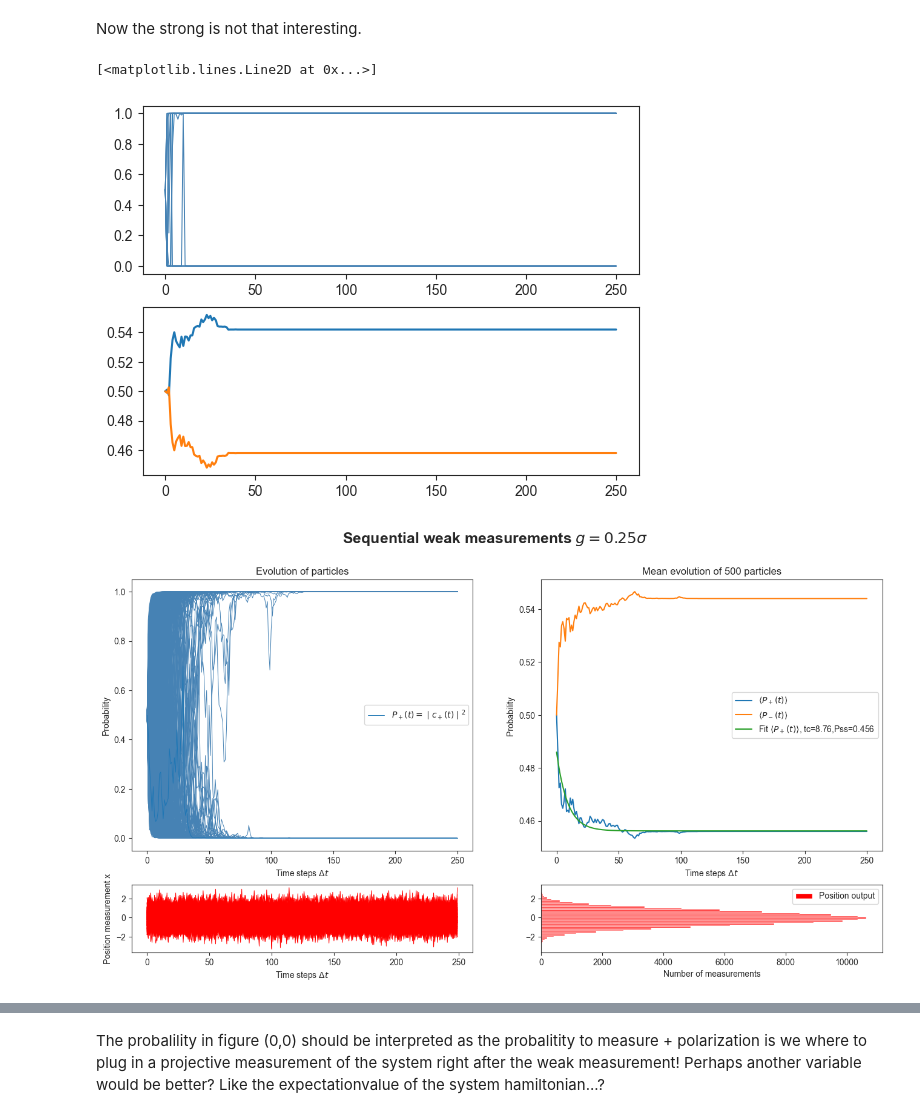
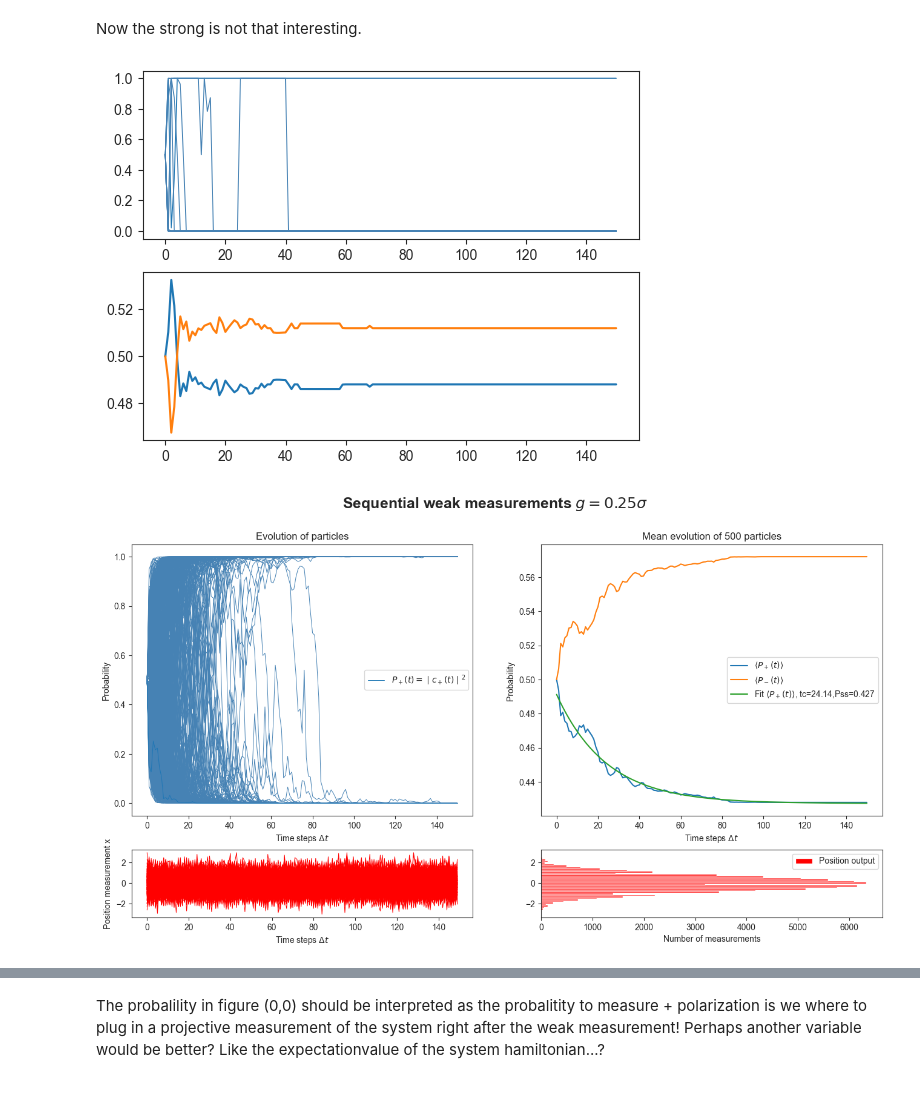
Before and after one commit to AlexInselmann/quantum-sensing, a Jupyter notebook: von Neumann.ipynb, the cells around one changed output, grey strips where cells are left out. Drawn from its saved outputs; the diff is of its cells as text; code cells hidden in the pictures.

```diff
--- a/von Neumann.ipynb
+++ b/von Neumann.ipynb
@@ -146,7 +146,7 @@ Now we will have multiple sequential measurements of the system, like having sev
 
 Which ultimately will give us 3 lists $\{x_i\}, \{a_i\}, \{b_i\}$ through a time evolution t.
 # %%
-N = 250 #Number of measurements per simulation
+N = 150 #Number of measurements per simulation
 delta_t = 1 #time between each measurement, relative to system evolution (compare with epsiplon)
 t_span = np.linspace(0,delta_t*N,N+1)
 # %%
@@ -218,9 +214,9 @@ for i in a_ensembe_strong[:10]: ax[0].plot(t_span,i**2,color='steelblue',linewid
 
 ax[1].plot(t_span,Pa_ensembe_strong_mean,label = r'$\langle P_+(t) \rangle$')
 ax[1].plot(t_span,Pb_ensembe_strong_mean,label = r'$\langle P_-(t) \rangle$')
+plt.show()
 # %% [output]
-[<matplotlib.lines.Line2D at 0x...>]
-[figure, old version]
+[figure, new version]
 # %%
 fig, ax = plt.subplots(2, 2,gridspec_kw={'height_ratios': [4,1]},figsize=(16,8))
 
@@ -237,34 +233,35 @@ ax[0,1].set_ylabel(r'Probability ')
 
 ax[1,1].set_xlabel(r"Number of measurements");
 
-ax[0,0].set_title(f'Evolution of particles')
+ax[0,0].set_title('Evolution of particles')
 ax[0,1].set_title(f'Mean evolution of {N_sim} particles')
 
 for i in a_ensembe_weak: ax[0,0].plot(t_span,i**2,color='steelblue',linewidth=0.7)
 #for i in a_ensembe_strong: ax[0,0].plot(t_span,i,color = 'green',linewidth=0.7)
 
 ax[0,0].plot(t_span,a_ensembe_weak[10]**2,linewidth=0.7,label = fr'$P_+(t)=\mid c_+(t)\mid^2$')
 #ax[0,0].plot(t_span,a_ensembe_strong[10],color = 'green',linewidth=0.7,label = f'Strong measurement experiments g={gstrong}')
 
 #plt.legend(loc='upper center', fancybox=True, shadow=True, ncol=2)
 
-for i in X_ensembe_weak[:-1]: ax[1,0].plot(t_span[:-1],i,color='red',linewidth=0.7)
+for i in X_ensembe_weak:
+    ax[1,0].plot(t_span[:-1],i,color='red',linewidth=0.7)
 #for i in X_ensembe_strong[:-1]: ax[1,0].plot(t_span[:-1],i,color = 'green',linewidth=0.7)
 
 ax[0,1].plot(t_span,Pa_ensembe_weak_mean,label = r'$\langle P_+(t) \rangle$')
 ax[0,1].plot(t_span,Pb_ensembe_weak_mean,label = r'$\langle P_-(t) \rangle$')
 ax[0,1].plot(t_span,c0*np.exp(-t_span/tc)+h,label = fr'Fit $\langle P_+(t) \rangle$, tc={round(tc,2)},Pss={round(h,3)}')
 
 ax[1,1].hist(np.concatenate(X_ensembe_weak),bins=40,orientation='horizontal',color='red',label='Position output')
 
 ax[0,0].legend()
 ax[0,1].legend()
 ax[1,1].legend()
 
 
 plt.show()
 #print(fr'$\sigma$ =%.2f'%(sigma))
 
 fig.savefig(f'figures/gweak{gweak}sigma_Nsim{N_sim}.pdf')
 # %% [output]
-[figure, old version]
+[figure, new version]
```
Also changed, not shown: parts of 14 cells of this notebook, 3 other files.
